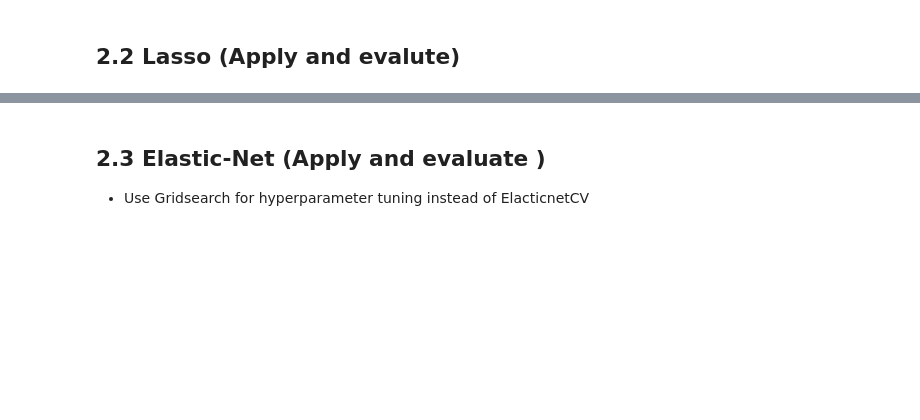
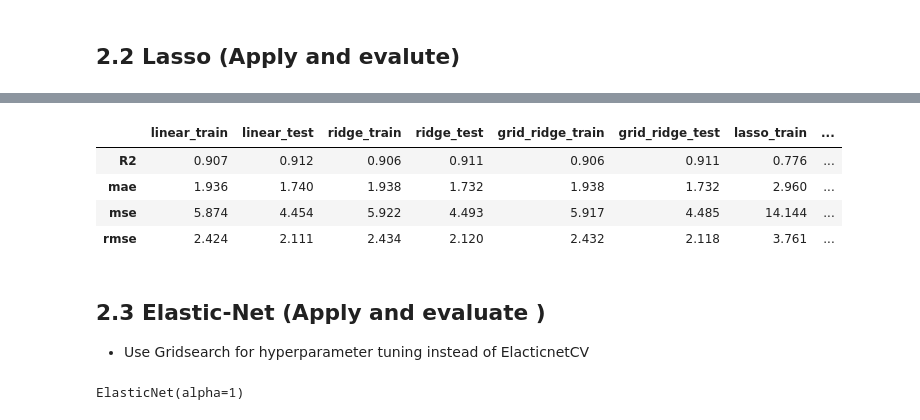
Before and after one commit to bugeki/workshops, a Jupyter notebook: cement_slump_notebook.ipynb, the cells around one changed output, grey strips where cells are left out. Cells and saved outputs as stored; diff of their text form; code cells hidden in the pictures; blank space fills up the shorter version.

```diff
--- a/cement_slump_notebook.ipynb
+++ b/cement_slump_notebook.ipynb
@@ -401,0 +625,7 @@ comparing
+# %%
+y_pred = grid_lasso.predict(X_test_scaled)
+y_train_pred = grid_lasso.predict(X_train_scaled)
+# %%
+
+lgs = train_val(y_train, y_train_pred, y_test, y_pred, "grid_lasso")
+lgs
@@ -402,3 +638,11 @@ comparing
+# %%
+pd.concat([ls, rs, rgs, lss, lgs], axis = 1)
+# %% [output]
+|  | linear_train | linear_test | ridge_train | ridge_test | grid_ridge_train | grid_ridge_test | lasso_train | ... |
+| R2 | 0.907 | 0.912 | 0.906 | 0.911 | 0.906 | 0.911 | 0.776 | ... |
+| mae | 1.936 | 1.740 | 1.938 | 1.732 | 1.938 | 1.732 | 2.960 | ... |
+| mse | 5.874 | 4.454 | 5.922 | 4.493 | 5.917 | 4.485 | 14.144 | ... |
+| rmse | 2.424 | 2.111 | 2.434 | 2.120 | 2.432 | 2.118 | 3.761 | ... |
 # %% [markdown]
 ## 2.3 Elastic-Net (Apply and evaluate )
 * Use Gridsearch for hyperparameter tuning instead of ElacticnetCV
@@ -404,0 +651,6 @@ comparing
+# %%
+
+elastic_model = ElasticNet(alpha=1, l1_ratio=0.5)
+elastic_model.fit(X_train_scaled, y_train)
+# %% [output]
+ElasticNet(alpha=1)
```
Also changed, not shown: parts of 46 cells of this notebook.
